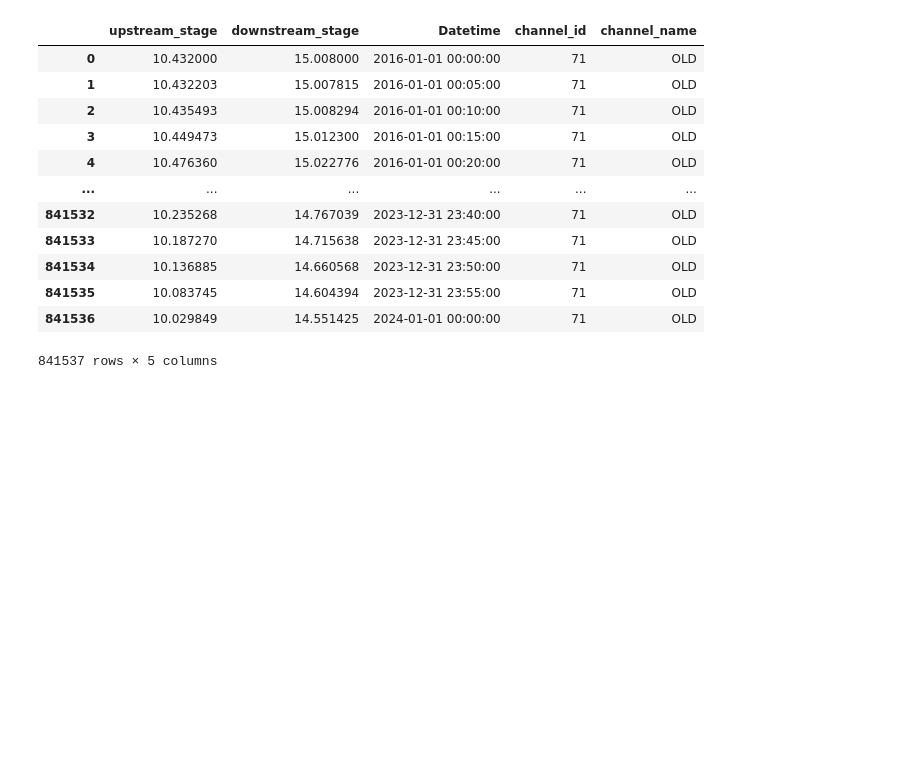
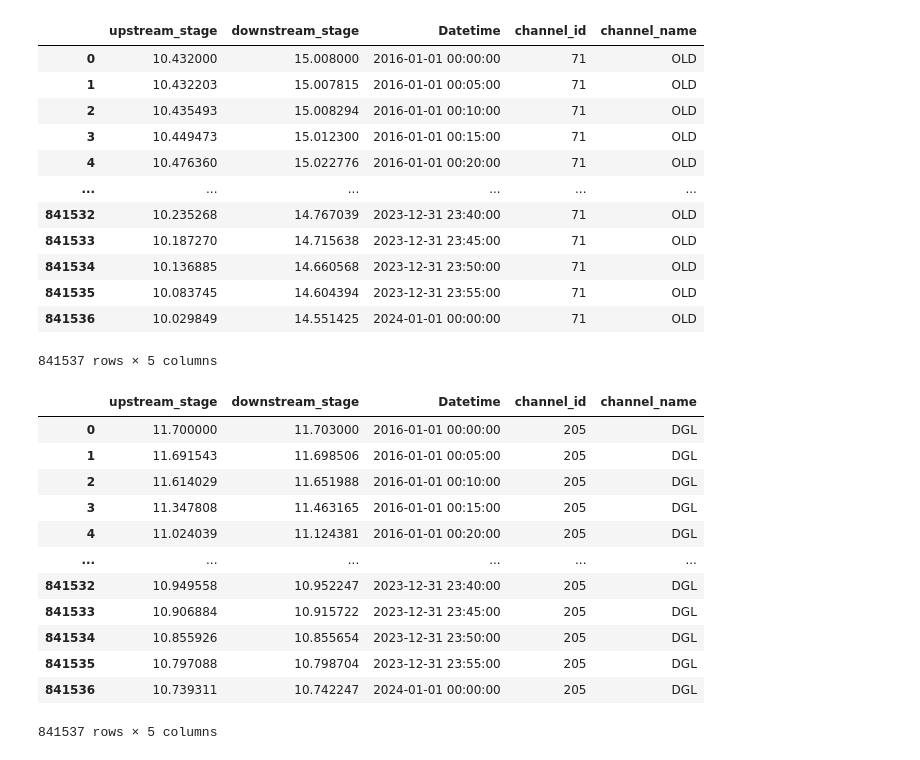
Before and after one commit to FlowWest/sdg-dashboard, a Jupyter notebook: data-raw/data-exports/hydro-export-notebook.ipynb, the cells around one changed output. Saved outputs shown, nothing was run; the diff lists cells and outputs as text; code cells hidden in the pictures; blank space fills up the shorter version.

```diff
--- a/data-raw/data-exports/hydro-export-notebook.ipynb
+++ b/data-raw/data-exports/hydro-export-notebook.ipynb
@@ -43,3 +43,7 @@ stage
 #OLD; channel id = 71
 old_upstream = stage[:, 71, 0]
 old_downstream = stage[:, 71, 1]
+# %%
+#DGL; channel id = 205; upnode = 56; downode = 171
+dgl_upstream = stage[:, 205, 0]
+dgl_downstream = stage[:, 205, 1]
@@ -63,3 +71,9 @@ df
 | 841535 | 10.083745 | 14.604394 |
 | 841536 | 10.029849 | 14.551425 |
 841537 rows × 2 columns
+# %%
+df_dgl_upstream = pd.DataFrame(dgl_upstream, columns=["upstream_stage"])
+df_dgl_downstream = pd.DataFrame(dgl_downstream, columns=["downstream_stage"])
+
+dgl_df = pd.concat([df_dgl_upstream, df_dgl_downstream], axis = 1)
+dgl_df
@@ -83,3 +131,23 @@ old
 | 841535 | 10.083745 | 14.604394 | 2023-12-31 23:55:00 | 71 | OLD |
 | 841536 | 10.029849 | 14.551425 | 2024-01-01 00:00:00 | 71 | OLD |
 841537 rows × 5 columns
+# %%
+dgl = pd.concat([dgl_df, df_time_series], axis=1)
+dgl['channel_id'] = 205
+dgl['channel_name'] = 'DGL'
+
+dgl
+# %% [output]
+|  | upstream_stage | downstream_stage | Datetime | channel_id | channel_name |
+| 0 | 11.700000 | 11.703000 | 2016-01-01 00:00:00 | 205 | DGL |
+| 1 | 11.691543 | 11.698506 | 2016-01-01 00:05:00 | 205 | DGL |
+| 2 | 11.614029 | 11.651988 | 2016-01-01 00:10:00 | 205 | DGL |
+| 3 | 11.347808 | 11.463165 | 2016-01-01 00:15:00 | 205 | DGL |
+| 4 | 11.024039 | 11.124381 | 2016-01-01 00:20:00 | 205 | DGL |
+| ... | ... | ... | ... | ... | ... |
+| 841532 | 10.949558 | 10.952247 | 2023-12-31 23:40:00 | 205 | DGL |
+| 841533 | 10.906884 | 10.915722 | 2023-12-31 23:45:00 | 205 | DGL |
+| 841534 | 10.855926 | 10.855654 | 2023-12-31 23:50:00 | 205 | DGL |
+| 841535 | 10.797088 | 10.798704 | 2023-12-31 23:55:00 | 205 | DGL |
+| 841536 | 10.739311 | 10.742247 | 2024-01-01 00:00:00 | 205 | DGL |
+841537 rows × 5 columns
```
Also changed, not shown: parts of 7 cells of this notebook.
